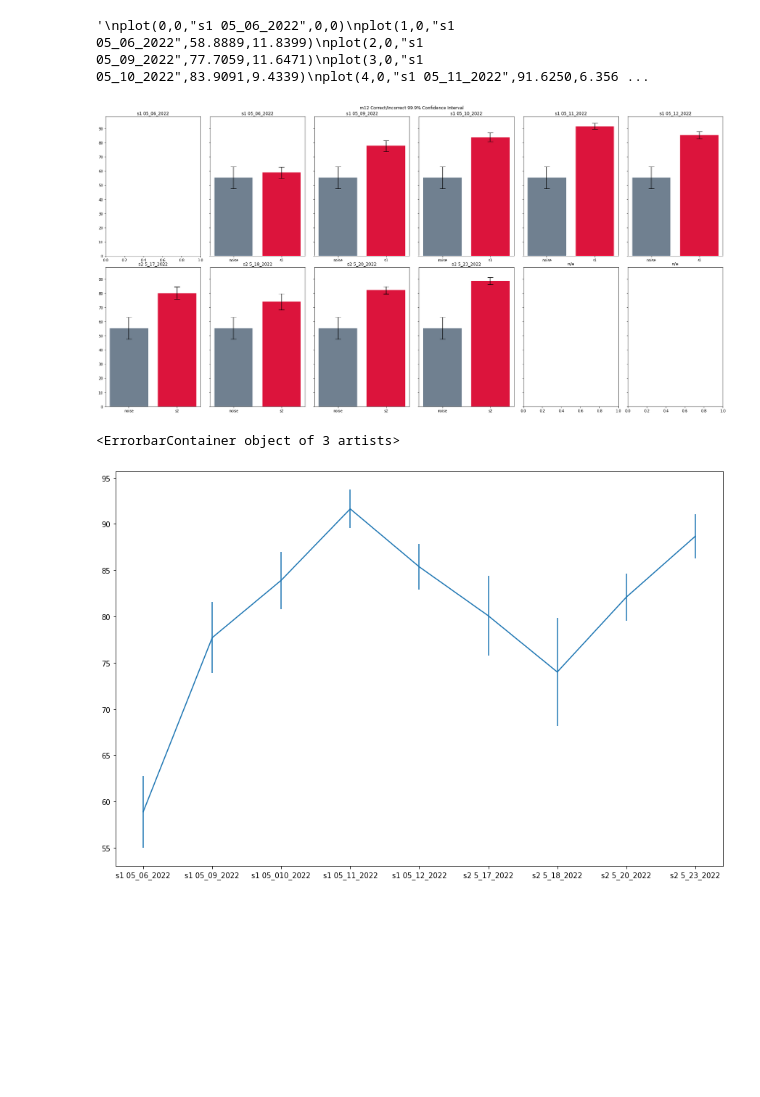
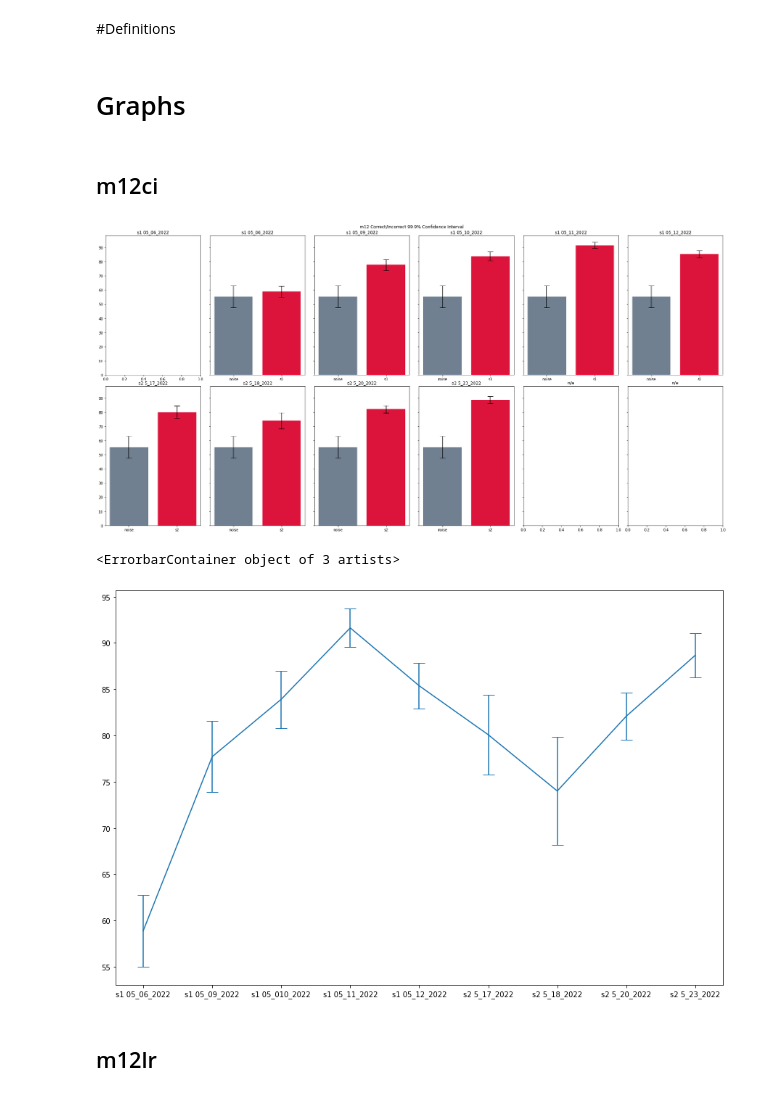
Before and after one commit to anthony0913/behavior-decoder, a Jupyter notebook: graphs.ipynb, the cells around one changed output. Saved outputs shown, nothing was run; the diff lists cells and outputs as text; code cells hidden in the pictures; blank space fills up the shorter version.

```diff
--- a/graphs.ipynb
+++ b/graphs.ipynb
@@ -0,0 +1,2 @@
+# %% [markdown]
+#Definitions
@@ -1,32 +33,14 @@
+# %% [markdown]
+# Graphs
+# %% [markdown]
+## m12ci
 # %%
-import numpy as np
-import matplotlib.pyplot as plt
-import math
-
+#m12ci
 fig, ax = plt.subplots(nrows=2, ncols=6, figsize=(25,12), sharey=True)
 fig.suptitle("m12 Correct/Incorrect 99.9% Confidence Interval",y=1.02)
 plt.tight_layout()
-legs = 8
-b_acc = 55.3333
-b_stdev = 23.5106
+plt.yticks(np.arange(0,110,10))
 
-def conf(stdev, level=0.999, trials=100):
-    if level==0.95:
-        z = 1.960
-    elif level==0.99:
-        z=2.576
-    elif level==0.999:
-        z=3.291
-    return z*stdev/math.sqrt(trials)
-
-plt.yticks([0,10,20,30,40,50,60,70,80,90,100])
-
-def plot(x,y,title,acc,stdev,b_acc=b_acc,b_stdev=b_stdev):
-    ax[x,y].title.set_text(title)
-    if acc!=0:
-        ax[x,y].bar(["noise",title[:2]], [b_acc,acc], yerr=[conf(b_stdev), conf(stdev)],
-                    capsize=legs, color=["slategray","crimson"])
-#Horizontal graphs
 plot(0,0,"s1 05_06_2022",0,0)
 plot(0,1,"s1 05_06_2022",58.8889,11.8399)
 plot(0,2,"s1 05_09_2022",77.7059,11.6471)
@@ -40,37 +54,21 @@ plot(1,2, "s2 5_20_2022",82.0833,7.717)
 plot(1,3, "s2 5_23_2022",88.6667,7.2953)
 plot(1,4, "n/a",0,0)
 plot(1,5, "n/a",0,0)
-
-#Vertical graphs
-"""
-plot(0,0,"s1 05_06_2022",0,0)
-plot(1,0,"s1 05_06_2022",58.8889,11.8399)
-plot(2,0,"s1 05_09_2022",77.7059,11.6471)
-plot(3,0,"s1 05_10_2022",83.9091,9.4339)
-plot(4,0,"s1 05_11_2022",91.6250,6.3567)
-plot(5,0,"s1 05_12_2022",85.3636,7.5825)
-
-plot(0,1, "s2 5_17_2022",80.0769,13.1020)
-plot(1,1, "s2 5_18_2022",74.0000,17.693)
-plot(2,1, "s2 5_20_2022",82.0833,7.717)
-plot(3,1, "s2 5_23_2022",88.6667,7.2953)
-plot(4,1, "n/a",0,0)
-plot(5,1, "n/a",0,0)
-"""
 # %% [output]
-'\nplot(0,0,"s1 05_06_2022",0,0)\nplot(1,0,"s1 05_06_2022",58.8889,11.8399)\nplot(2,0,"s1 05_09_2022",77.7059,11.6471)\nplot(3,0,"s1 05_10_2022",83.9091,9.4339)\nplot(4,0,"s1 05_11_2022",91.6250,6.356 ...
 [figure]
 # %%
 trials = ["s1 05_06_2022","s1 05_09_2022","s1 05_010_2022",
           "s1 05_11_2022","s1 05_12_2022","s2 5_17_2022","s2 5_18_2022",
           "s2 5_20_2022","s2 5_23_2022"]
 accs = [58.8889,77.7059,83.9091,91.6250,85.3636,80.0769,74.0000,82.0833,88.6667]
 stdevs = [11.8399,11.6471,9.4339,6.3567,7.5825,13.1020,17.693,7.717,7.2953]
 confs = np.vectorize(conf)
 errs = confs(stdevs)
 
 plt.figure(figsize=(15,10))
-plt.errorbar(trials, accs, yerr=errs)
+plt.errorbar(trials, accs, yerr=errs,capsize=legs)
 # %% [output]
 <ErrorbarContainer object of 3 artists>
-[figure, old version]
+[figure, new version]
+# %% [markdown]
+## m12lr
```
Also changed, not shown: parts of 2 cells of this notebook.
